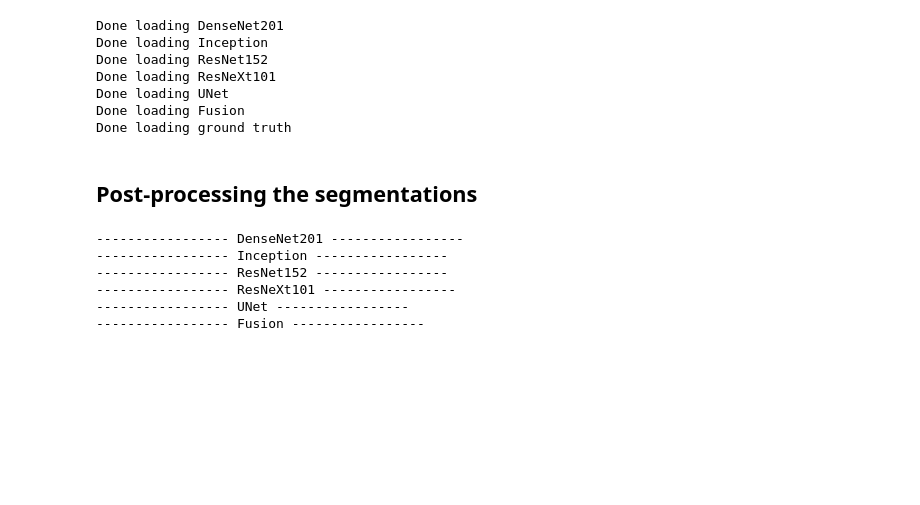
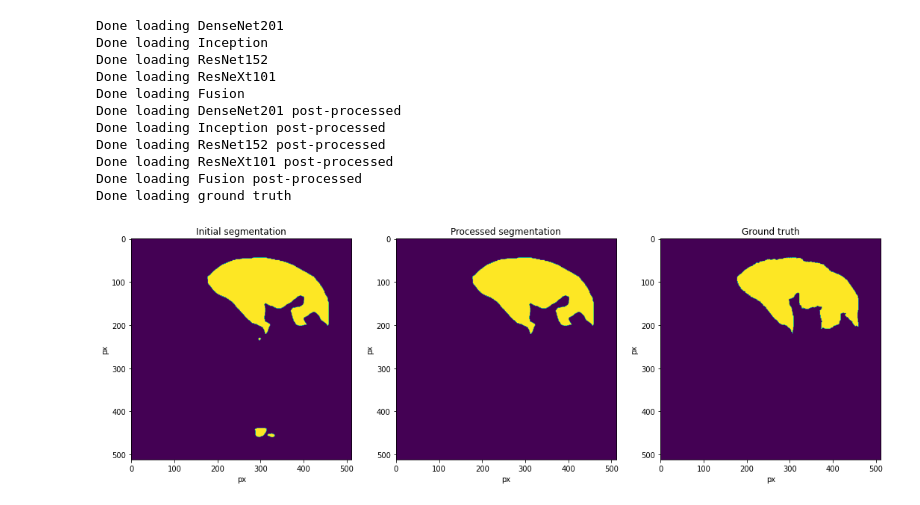
Before and after one commit to StanciulescuAndrei/LicentaUPB, a Jupyter notebook: Evaluation/SegAnalyzer.ipynb, the cells around one changed output. Saved outputs shown, nothing was run; the diff lists cells and outputs as text; code cells hidden in the pictures; blank space fills up the shorter version.

```diff
--- a/Evaluation/SegAnalyzer.ipynb
+++ b/Evaluation/SegAnalyzer.ipynb
@@ -17,10 +17,11 @@ import sys
 # %%
 # Incarcare imagini presegmentate
 seg_folder = 'G:/MachineLearning/liver-database/validation/'
-models = ['DenseNet201', 'Inception', 'ResNet152', 'ResNeXt101', 'UNet', 'Fusion']
+models = ['DenseNet201', 'Inception', 'ResNet152', 'ResNeXt101', 'Fusion']
 # models = ['DenseNet201']
 # models = ['UNet', 'Fusion']
 seg = np.zeros((len(models), 4776, 512, 512), dtype=bool)
+seg_proc = np.zeros((len(models), 4776, 512, 512), dtype=bool)
 for i in range(len(models)):
     full_path = seg_folder + models[i]
     seg_files = glob.glob(full_path + '/*.ct')
@@ -30,6 +31,17 @@ for i in range(len(models)):
 
 seg = torch.tensor(seg)
 
+seg_folder = 'G:/MachineLearning/liver-database/validation/processed/'
+models = ['DenseNet201', 'Inception', 'ResNet152', 'ResNeXt101', 'Fusion']
+for i in range(len(models)):
+    full_path = seg_folder + models[i]
+    seg_files = glob.glob(full_path + '/*.ct')
+    for j in range(len(seg_files)):
+        seg_proc[i, j, :, :] = np.fromfile(seg_files[j], dtype=np.int8).squeeze().reshape([512, 512]).astype(bool)
+    print(f"Done loading {models[i]} post-processed")
+
+seg_proc = torch.tensor(seg_proc)
+
 # Incarcare ground truth
 lits_seg = glob.glob('G:/MachineLearning/liver-database/validation/masks/*.ct')
 ground_truth = np.zeros((4776, 512, 512), dtype=bool)
@@ -42,8 +54,10 @@ Done loading DenseNet201
 Done loading Inception
 Done loading ResNet152
 Done loading ResNeXt101
-Done loading UNet
 Done loading Fusion
+Done loading DenseNet201 post-processed
+Done loading Inception post-processed
+Done loading ResNet152 post-processed
+Done loading ResNeXt101 post-processed
+Done loading Fusion post-processed
 Done loading ground truth
-# %% [markdown]
-## Post-processing the segmentations
@@ -59,29 +64,26 @@ def delete_blob(image, x, y):
-# %%
-for i in range(len(models)):
-    print(f"----------------- {models[i]} -----------------")
-    for j in range(4776):
-        slice = np.squeeze(seg[i, j, :, :])
-        label_img = label(slice, connectivity=2)
-        props = regionprops(label_img)
-        if len(props) < 2:
-            continue
-        props.sort(key=lambda x: x.area, reverse=True)
-        main_area = props[0].area
-        main_centroid = props[0].centroid
-        for p in props:
-            distance = math.sqrt((main_centroid[0] - p.centroid[0])**2 + (main_centroid[1] - p.centroid[1])**2)
-            if p.area < main_area / 8 or distance > 200 or p.area < 400:
-                for px in range(p.coords.shape[0]):
-                    slice[p.coords[px, 0], p.coords[px, 1]] = False
-
-        seg[i, j, :, :] = slice
-# %% [output]
------------------ DenseNet201 -----------------
------------------ Inception -----------------
------------------ ResNet152 -----------------
------------------ ResNeXt101 -----------------
------------------ UNet -----------------
------------------ Fusion -----------------
+# %%
+plt.figure(figsize = (18, 10))
+ax = plt.subplot(1, 3, 1)
+ax.grid(False)
+plt.title("Initial segmentation")
+plt.xlabel('px')
+plt.ylabel('px')
+plt.imshow(seg[2, 1118, :, :].squeeze())
+ax = plt.subplot(1, 3, 2)
+ax.grid(False)
+plt.title("Processed segmentation")
+plt.xlabel('px')
+plt.ylabel('px')
+plt.imshow(seg_proc[2, 1118, :, :].squeeze())
+ax = plt.subplot(1, 3, 3)
+ax.grid(False)
+plt.title("Ground truth")
+plt.xlabel('px')
+plt.ylabel('px')
+plt.imshow(ground_truth[1118, :, :].squeeze())
+ax.grid(False)
+# %% [output]
+[figure, added]
 # %%
 # Evaluam DICE per case, average dice per slice si Jaccard
 dice_loss = DiceLoss()
```
Also changed, not shown: parts of 3 cells of this notebook, 2 other files.
